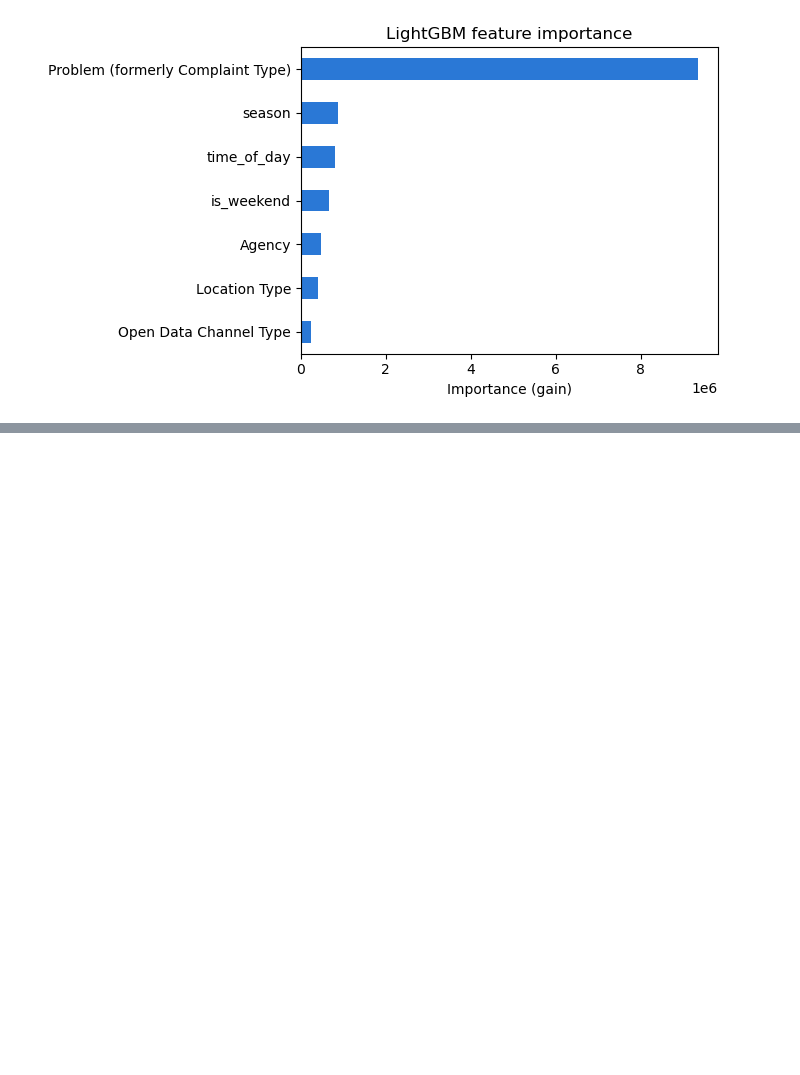
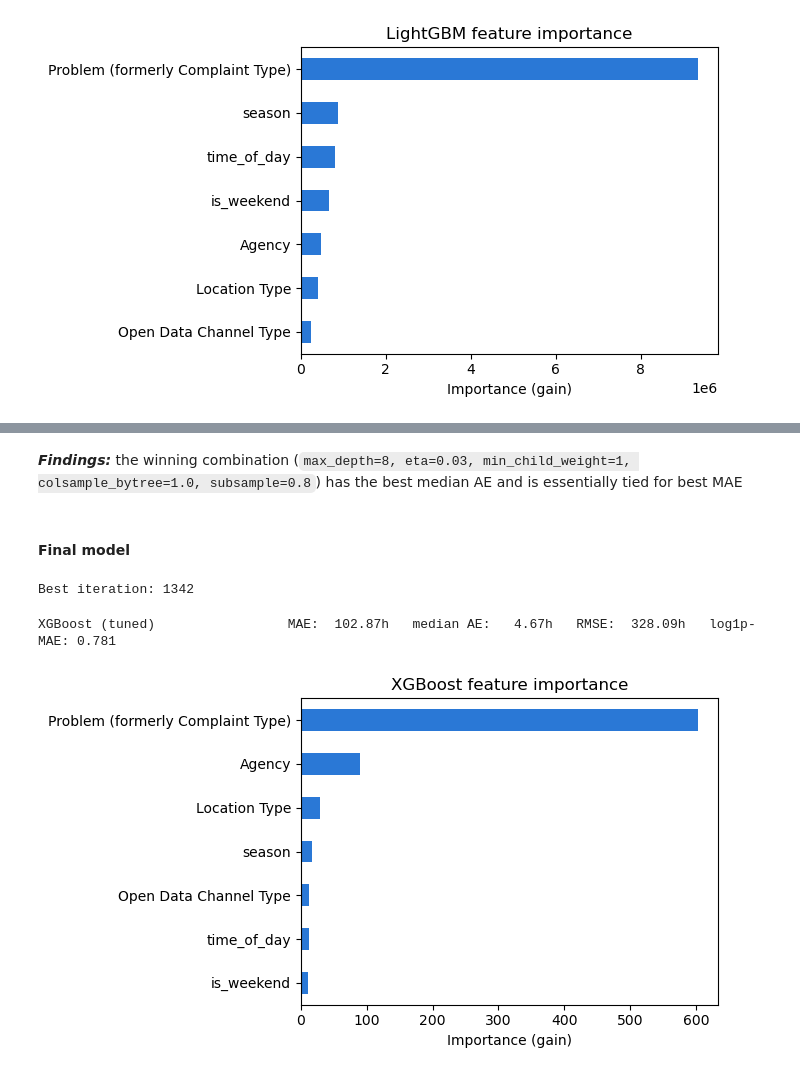
Before and after one commit to ushithila/311-Complaint-Resolution-Speed, a Jupyter notebook: notebooks/modeling.ipynb, the cells around one changed output, grey strips where cells are left out. Drawn from its saved outputs; the diff is of its cells as text; code cells hidden in the pictures; blank space fills up the shorter version.

Commit message:
trained XGBoost model, saved XGBLight

```diff
--- a/notebooks/modeling.ipynb
+++ b/notebooks/modeling.ipynb
@@ -362,0 +404,25 @@ Feature importance still shows `Problem (formerly Complaint Type)` dominating by
+# %%
+grid = {
+    'max_depth': [4, 6, 8],
+    'eta': [0.03, 0.05, 0.1],
+    'min_child_weight': [1, 5, 10],
+    'colsample_bytree': [0.8, 1.0],
+    'subsample': [0.8, 1.0],
+}
+
+random.seed(42)
+trials = []
+for i in range(6):
+    candidate = {k: random.choice(v) for k, v in grid.items()}
+    params = {'objective': 'reg:absoluteerror', 'eval_metric': 'mae', 'tree_method': 'hist', 'verbosity': 0, **candidate}
+    m = xgb.train(params, xgb_train, num_boost_round=3000, evals=[(xgb_val, 'val')],
+                   early_stopping_rounds=30, verbose_eval=False)
+    pred = np.clip(m.predict(xgb_val, iteration_range=(0, m.best_iteration + 1)), 0, None)
+    mae = np.mean(np.abs(pred - y_val.values))
+    med_ae = np.median(np.abs(pred - y_val.values))
+    trials.append({**candidate, 'iterations': m.best_iteration, 'mae': mae, 'median_ae': med_ae})
+    print(f"trial {i}: MAE={mae:.2f}  median AE={med_ae:.2f}  iterations={m.best_iteration}  {candidate}")
+
+best_trial = min(trials, key=lambda t: t['median_ae'])
+best_params = {k: best_trial[k] for k in grid}
+print(f"\nBest by median AE: {best_params}")
@@ -362,0 +438,28 @@ Feature importance still shows `Problem (formerly Complaint Type)` dominating by
+# %% [markdown]
+***Findings:*** the winning combination (`max_depth=8, eta=0.03, min_child_weight=1, colsample_bytree=1.0, subsample=0.8`) has the best median AE and is essentially tied for best MAE
+# %% [markdown]
+#### Final model
+# %%
+xgb_params = {'objective': 'reg:absoluteerror', 'eval_metric': 'mae', 'tree_method': 'hist', 'verbosity': 0, **best_params}
+xgb_model = xgb.train(
+    xgb_params, xgb_train, num_boost_round=3000, evals=[(xgb_val, 'val')],
+    early_stopping_rounds=30, verbose_eval=False,
+)
+print(f"Best iteration: {xgb_model.best_iteration}")
+# %% [output]
+Best iteration: 1342
+# %%
+xgb_pred = np.clip(xgb_model.predict(xgb_val, iteration_range=(0, xgb_model.best_iteration + 1)), 0, None)
+xgb_metrics = report_metrics(y_val.values, xgb_pred, "XGBoost (tuned)")
+
+xgb_importance = pd.Series(xgb_model.get_score(importance_type='gain')).reindex(X_train_lgb.columns).fillna(0).sort_values(ascending=False)
+fig, ax = plt.subplots(figsize=(7, 4))
+xgb_importance.plot(kind='barh', ax=ax, color='#2a78d6')
+ax.invert_yaxis()
+ax.set_xlabel('Importance (gain)')
+ax.set_title('XGBoost feature importance')
+plt.tight_layout()
+plt.show()
+# %% [output]
+XGBoost (tuned)                 MAE:  102.87h   median AE:   4.67h   RMSE:  328.09h   log1p-MAE: 0.781
+[figure, added]
```
Also changed, not shown: parts of 20 cells of this notebook, 5 other files.
